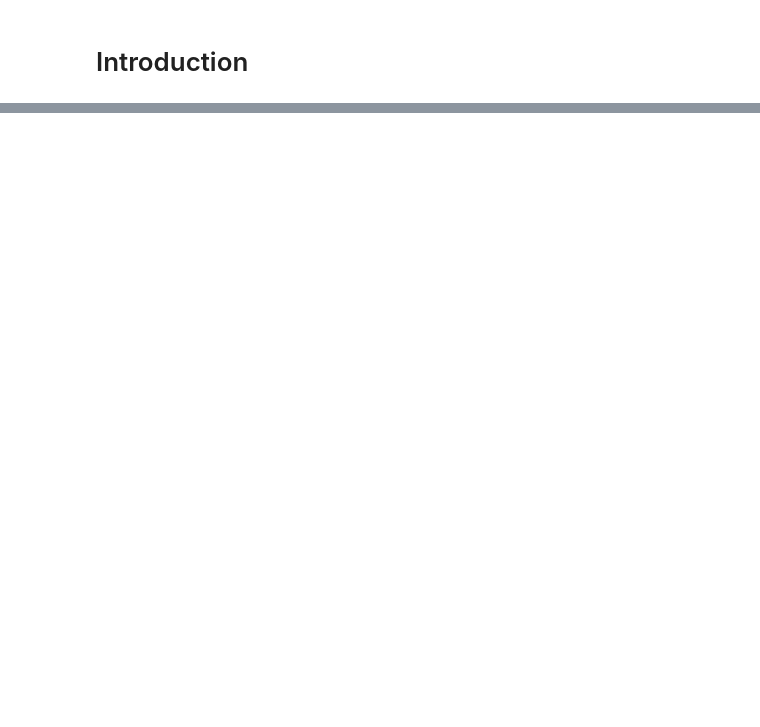
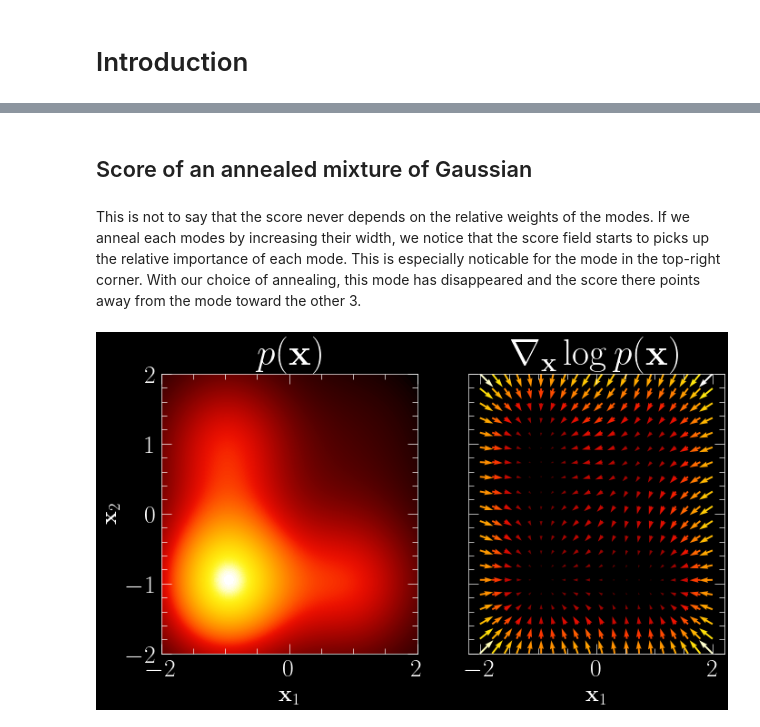
Before and after one commit to AlexandreAdam/score_models, a Jupyter notebook: notebooks/01-intro.ipynb, the cells around one changed output, grey strips where cells are left out. Cells and saved outputs as stored; diff of their text form; code cells hidden in the pictures; blank space fills up the shorter version.

```diff
--- a/notebooks/01-intro.ipynb
+++ b/notebooks/01-intro.ipynb
@@ -126,0 +154,4 @@ ax.set_xlabel(r"$\mathbf{x}_1$");
+# %% [markdown]
+## Score of an annealed mixture of Gaussian
+# %% [markdown]
+This is not to say that the score never depends on the relative weights of the modes. If we anneal each modes by increasing their width, we notice that the score field starts to picks up the relative importance of each mode. This is especially noticable for the mode in the top-right corner. With our choice of annealing, this mode has disappeared and the score there points away from the mode toward the other 3.
@@ -126,0 +160,15 @@ ax.set_xlabel(r"$\mathbf{x}_1$");
+# %%
+fig, axs = plt.subplots(1, 2, figsize=(8, 4), sharey=True)
+
+ax = axs[0]
+plot_density(logp, ax=ax)
+ax.set_title(r"$p(\mathbf{x})$")
+ax.set_ylabel(r"$\mathbf{x}_2$")
+ax.set_xlabel(r"$\mathbf{x}_1$");
+
+ax = axs[1]
+plot_score(score, ax=ax, scale=30)
+ax.set_title(r"$\nabla_{\mathbf{x}} \log p(\mathbf{x})$")
+ax.set_xlabel(r"$\mathbf{x}_1$");
+# %% [output]
+[figure, added]
```
Also changed, not shown: parts of 10 cells of this notebook, 3 other files.
